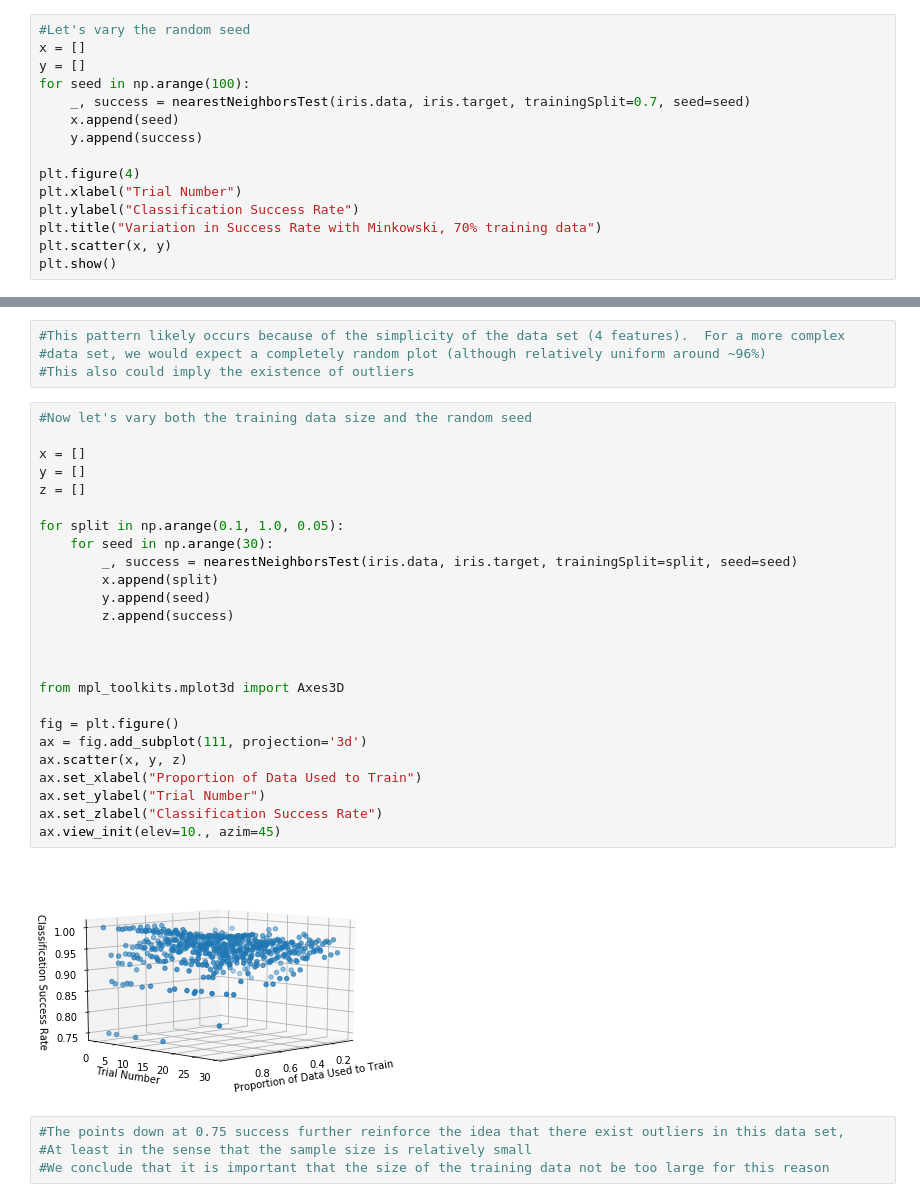
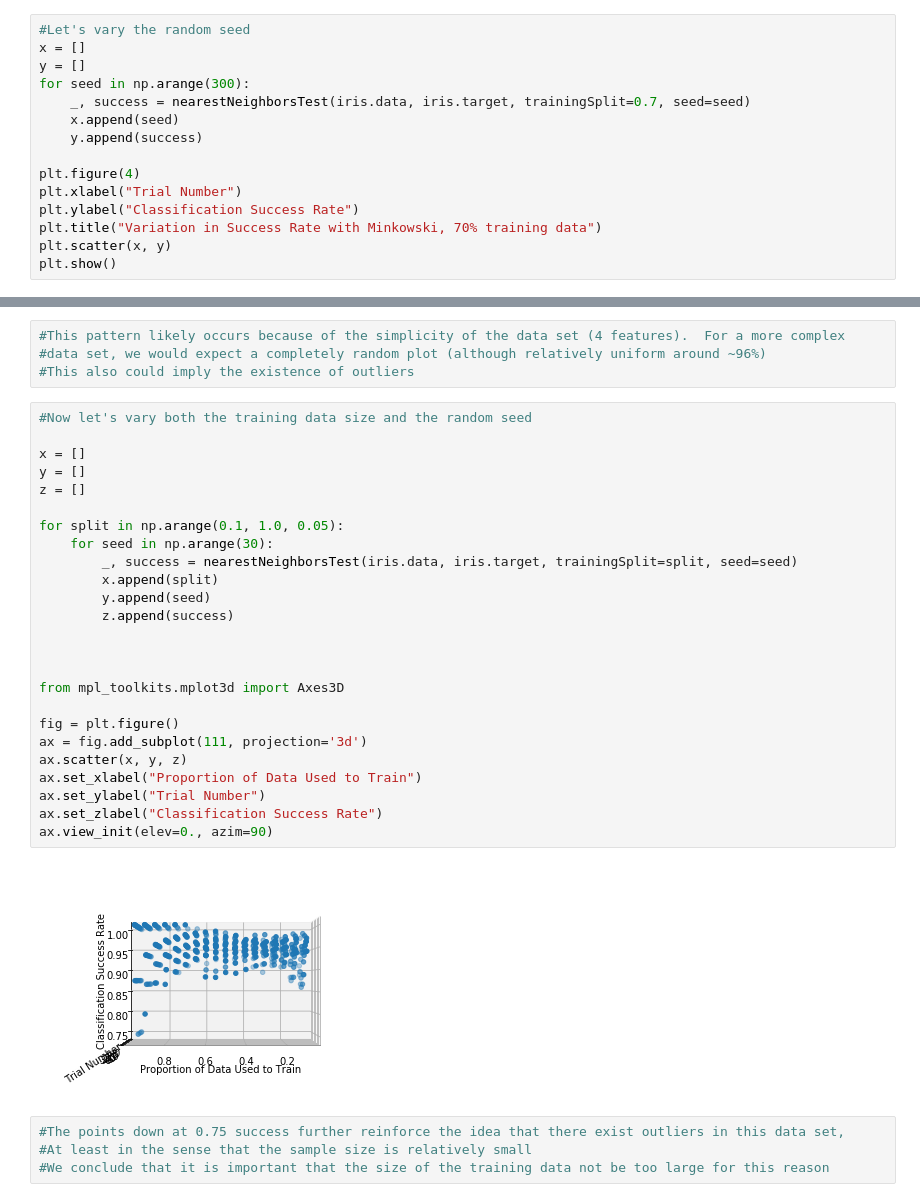
Before and after one commit to einstein9998/Internship, a Jupyter notebook: Iris.ipynb, the cells around one changed output, grey strips where cells are left out. Saved outputs shown, nothing was run; the diff lists cells and outputs as text.

```diff
--- a/Iris.ipynb
+++ b/Iris.ipynb
@@ -310,7 +310,7 @@ plt.show()
 #Let's vary the random seed
 x = []
 y = []
-for seed in np.arange(100):
+for seed in np.arange(300):
     _, success = nearestNeighborsTest(iris.data, iris.target, trainingSplit=0.7, seed=seed)
     x.append(seed)
     y.append(success)
@@ -330,30 +330,30 @@ plt.show()
 # %%
 #Now let's vary both the training data size and the random seed
 
 x = []
 y = []
 z = []
 
 for split in np.arange(0.1, 1.0, 0.05):
     for seed in np.arange(30):
         _, success = nearestNeighborsTest(iris.data, iris.target, trainingSplit=split, seed=seed)
         x.append(split)
         y.append(seed)
         z.append(success)
 
 
 
 from mpl_toolkits.mplot3d import Axes3D
 
 fig = plt.figure()
 ax = fig.add_subplot(111, projection='3d')
 ax.scatter(x, y, z)
 ax.set_xlabel("Proportion of Data Used to Train")
 ax.set_ylabel("Trial Number")
 ax.set_zlabel("Classification Success Rate")
-ax.view_init(elev=10., azim=45)
+ax.view_init(elev=0., azim=90)
 # %% [output]
-[figure, old version]
+[figure, new version]
 # %%
 #The points down at 0.75 success further reinforce the idea that there exist outliers in this data set,
 #At least in the sense that the sample size is relatively small
```
Also changed, not shown: parts of 38 cells of this notebook.
